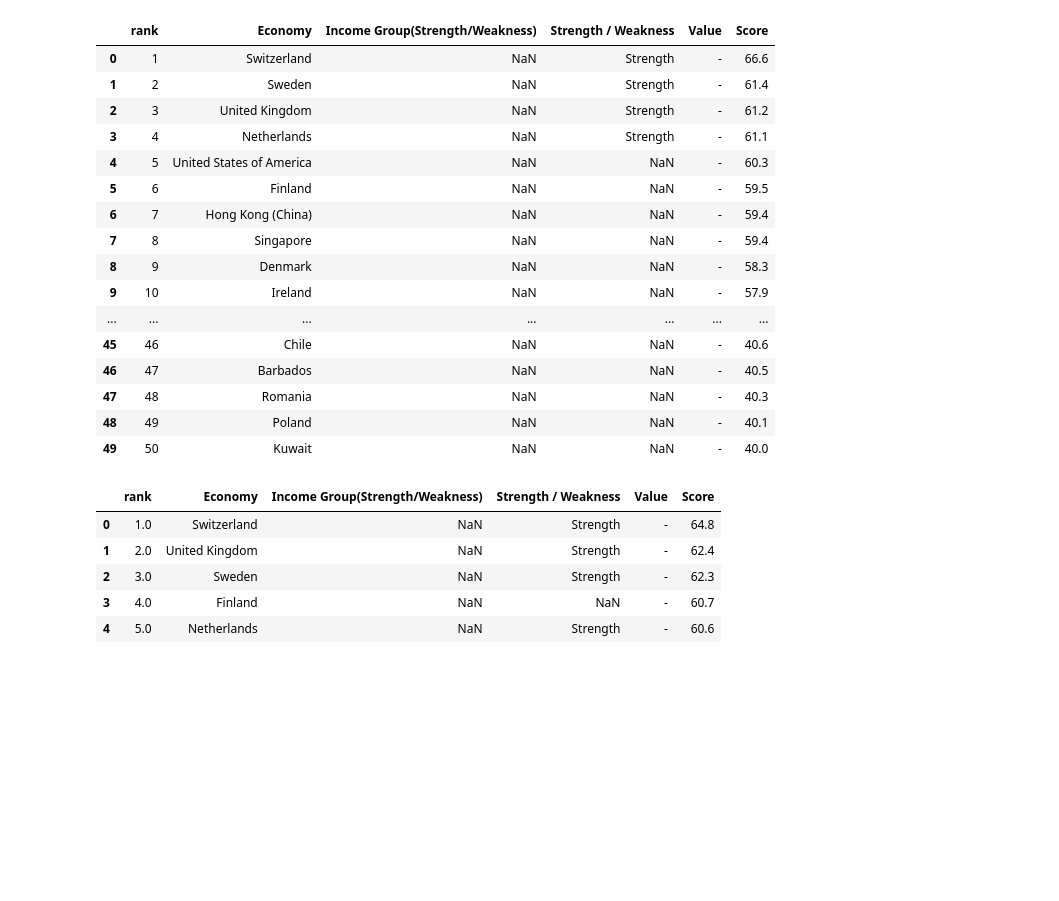
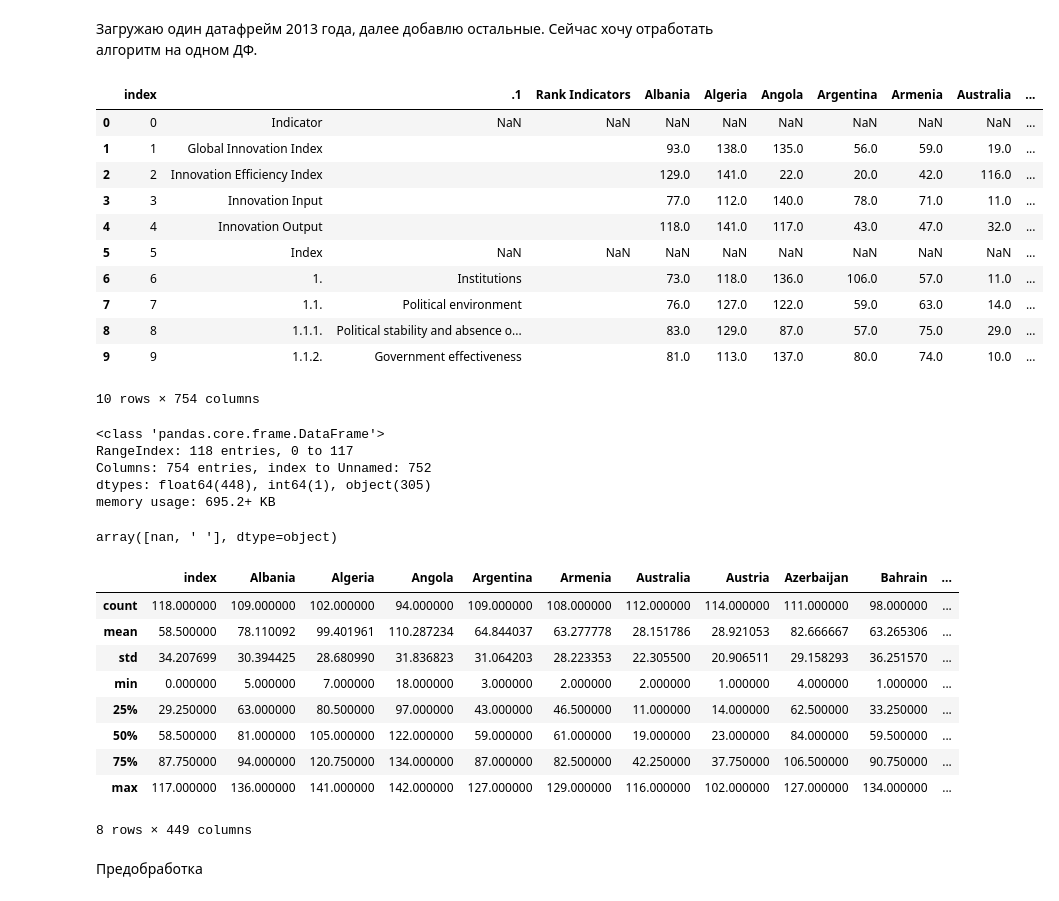
Before and after one commit to DSerpuhovitin/netology_pyda, a Jupyter notebook: Degee_project_ML/Degree_ML.ipynb, the cells around one changed output. Cells and saved outputs as stored; diff of their text form; code cells hidden in the pictures; blank space fills up the shorter version.

```diff
--- a/Degee_project_ML/Degree_ML.ipynb
+++ b/Degee_project_ML/Degree_ML.ipynb
@@ -1,34 +1,48 @@
 # %%
 import pandas as pd
 import numpy as np
-# %%
-data2013 = pd.read_csv('short\\GII_2013.csv')
-data2013.head(50)
-# %% [output]
-|  | rank | Economy | Income Group(Strength/Weakness) | Strength / Weakness | Value | Score |
-| 0 | 1 | Switzerland | NaN | Strength | - | 66.6 |
-| 1 | 2 | Sweden | NaN | Strength | - | 61.4 |
-| 2 | 3 | United Kingdom | NaN | Strength | - | 61.2 |
-| 3 | 4 | Netherlands | NaN | Strength | - | 61.1 |
-| 4 | 5 | United States of America | NaN | NaN | - | 60.3 |
-| 5 | 6 | Finland | NaN | NaN | - | 59.5 |
-| 6 | 7 | Hong Kong (China) | NaN | NaN | - | 59.4 |
-| 7 | 8 | Singapore | NaN | NaN | - | 59.4 |
-| 8 | 9 | Denmark | NaN | NaN | - | 58.3 |
-| 9 | 10 | Ireland | NaN | NaN | - | 57.9 |
-| ... | ... | ... | ... | ... | ... | ... |
-| 45 | 46 | Chile | NaN | NaN | - | 40.6 |
-| 46 | 47 | Barbados | NaN | NaN | - | 40.5 |
-| 47 | 48 | Romania | NaN | NaN | - | 40.3 |
-| 48 | 49 | Poland | NaN | NaN | - | 40.1 |
-| 49 | 50 | Kuwait | NaN | NaN | - | 40.0 |
-# %%
-data2014 = pd.read_csv('short\\GII_2014.csv')
-data2014.head()
-# %% [output]
-|  | rank | Economy | Income Group(Strength/Weakness) | Strength / Weakness | Value | Score |
-| 0 | 1.0 | Switzerland | NaN | Strength | - | 64.8 |
-| 1 | 2.0 | United Kingdom | NaN | Strength | - | 62.4 |
-| 2 | 3.0 | Sweden | NaN | Strength | - | 62.3 |
-| 3 | 4.0 | Finland | NaN | NaN | - | 60.7 |
-| 4 | 5.0 | Netherlands | NaN | Strength | - | 60.6 |
+# %% [markdown]
+Загружаю один датафрейм 2013 года, далее добавлю остальные. Сейчас хочу отработать алгоритм на одном ДФ.
+# %%
+data2013f = pd.read_csv('full\\GII_2013_full.csv').reset_index()
+data2013f.head(10)
+# %% [output]
+|  | index |  | .1 | Rank Indicators | Albania | Algeria | Angola | Argentina | Armenia | Australia | ... |
+| 0 | 0 | Indicator | NaN | NaN | NaN | NaN | NaN | NaN | NaN | NaN | ... |
+| 1 | 1 | Global Innovation Index |  |  | 93.0 | 138.0 | 135.0 | 56.0 | 59.0 | 19.0 | ... |
+| 2 | 2 | Innovation Efficiency Index |  |  | 129.0 | 141.0 | 22.0 | 20.0 | 42.0 | 116.0 | ... |
+| 3 | 3 | Innovation Input |  |  | 77.0 | 112.0 | 140.0 | 78.0 | 71.0 | 11.0 | ... |
+| 4 | 4 | Innovation Output |  |  | 118.0 | 141.0 | 117.0 | 43.0 | 47.0 | 32.0 | ... |
+| 5 | 5 | Index | NaN | NaN | NaN | NaN | NaN | NaN | NaN | NaN | ... |
+| 6 | 6 | 1. | Institutions |  | 73.0 | 118.0 | 136.0 | 106.0 | 57.0 | 11.0 | ... |
+| 7 | 7 | 1.1. | Political environment |  | 76.0 | 127.0 | 122.0 | 59.0 | 63.0 | 14.0 | ... |
+| 8 | 8 | 1.1.1. | Political stability and absence o... |  | 83.0 | 129.0 | 87.0 | 57.0 | 75.0 | 29.0 | ... |
+| 9 | 9 | 1.1.2. | Government effectiveness |  | 81.0 | 113.0 | 137.0 | 80.0 | 74.0 | 10.0 | ... |
+10 rows × 754 columns
+# %%
+data2013f.info()
+# %% [output]
+<class 'pandas.core.frame.DataFrame'>
+RangeIndex: 118 entries, 0 to 117
+Columns: 754 entries, index to Unnamed: 752
+dtypes: float64(448), int64(1), object(305)
+memory usage: 695.2+ KB
+# %%
+data2013f['Rank Indicators'].unique()
+# %% [output]
+array([nan, ' '], dtype=object)
+# %%
+data2013f.describe()
+# %% [output]
+|  | index | Albania | Algeria | Angola | Argentina | Armenia | Australia | Austria | Azerbaijan | Bahrain | ... |
+| count | 118.000000 | 109.000000 | 102.000000 | 94.000000 | 109.000000 | 108.000000 | 112.000000 | 114.000000 | 111.000000 | 98.000000 | ... |
+| mean | 58.500000 | 78.110092 | 99.401961 | 110.287234 | 64.844037 | 63.277778 | 28.151786 | 28.921053 | 82.666667 | 63.265306 | ... |
+| std | 34.207699 | 30.394425 | 28.680990 | 31.836823 | 31.064203 | 28.223353 | 22.305500 | 20.906511 | 29.158293 | 36.251570 | ... |
+| min | 0.000000 | 5.000000 | 7.000000 | 18.000000 | 3.000000 | 2.000000 | 2.000000 | 1.000000 | 4.000000 | 1.000000 | ... |
+| 25% | 29.250000 | 63.000000 | 80.500000 | 97.000000 | 43.000000 | 46.500000 | 11.000000 | 14.000000 | 62.500000 | 33.250000 | ... |
+| 50% | 58.500000 | 81.000000 | 105.000000 | 122.000000 | 59.000000 | 61.000000 | 19.000000 | 23.000000 | 84.000000 | 59.500000 | ... |
+| 75% | 87.750000 | 94.000000 | 120.750000 | 134.000000 | 87.000000 | 82.500000 | 42.250000 | 37.750000 | 106.500000 | 90.750000 | ... |
+| max | 117.000000 | 136.000000 | 141.000000 | 142.000000 | 127.000000 | 129.000000 | 116.000000 | 102.000000 | 127.000000 | 134.000000 | ... |
+8 rows × 449 columns
+# %% [markdown]
+Предобработка
```
Also changed, not shown: parts of 5 cells of this notebook.
